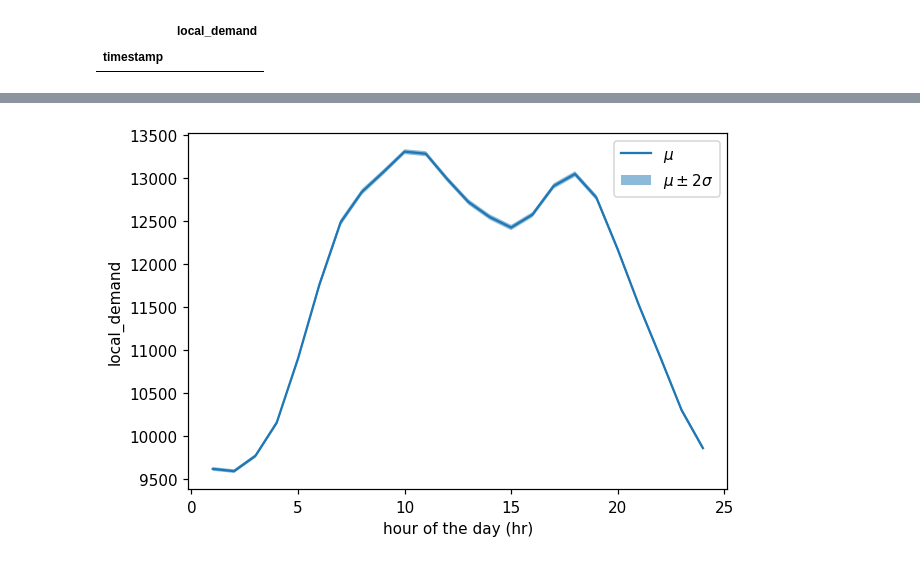
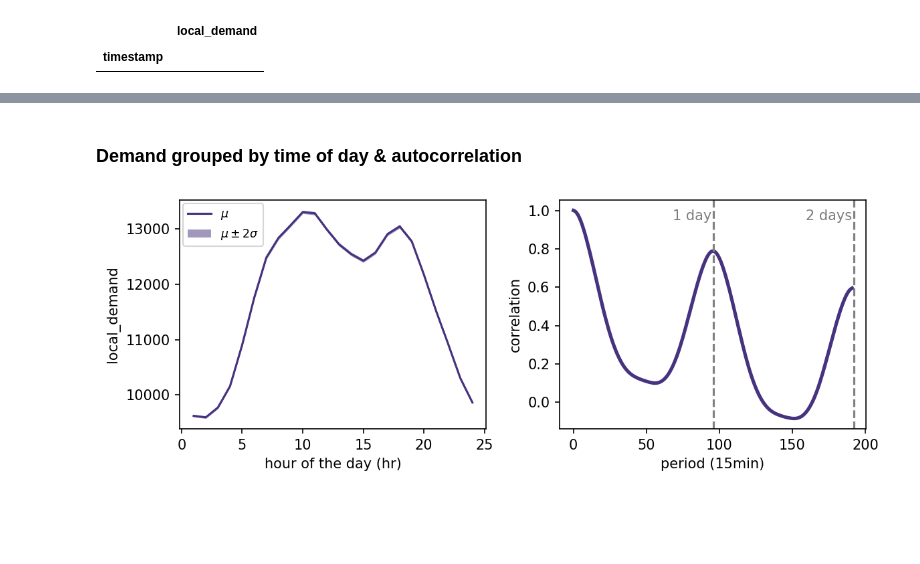
Before and after one commit to lmalms/german-power-grid, a Jupyter notebook: notebooks/exploratory_data_analysis.ipynb, the cells around one changed output, grey strips where cells are left out. Cells and saved outputs as stored; diff of their text form; code cells hidden in the pictures; blank space fills up the shorter version.

```diff
--- a/notebooks/exploratory_data_analysis.ipynb
+++ b/notebooks/exploratory_data_analysis.ipynb
@@ -176,18 +181,40 @@ fig.tight_layout(rect=[0., 0., 0.9, 1])
+# %% [markdown]
+### Demand grouped by time of day & autocorrelation
 # %%
+fig, ax = plt.subplots(1, 2, dpi=150, figsize=(8, 3))
+cmap = sns.color_palette("viridis")
+
 # Average consumption grouped by time of day
 hourly_consumption_stats = df.groupby(df.index.hour).agg({
     "local_demand": ["mean", "sem"]
 })
-
-fig, ax = plt.subplots(1, 1, dpi=110)
 mean = np.array(hourly_consumption_stats[("local_demand", "mean")])
 err = np.array(hourly_consumption_stats[("local_demand", "sem")])
-ax.plot(np.arange(1, 25), mean, label="$\mu$")
-ax.fill_between(np.arange(1, 25), mean-2*err, mean+2*err, label="$\mu\pm2\sigma$", alpha=0.5, lw=0)
+ax[0].plot(np.arange(1, 25), mean, label="$\mu$", color=cmap[0])
+ax[0].fill_between(
+    np.arange(1, 25), mean-2*err, mean+2*err, label="$\mu\pm2\sigma$", alpha=0.5, lw=0, color=cmap[0]
+)
 
-ax.legend()
-ax.set_xlabel("hour of the day (hr)")
-ax.set_ylabel("local_demand")
+ax[0].legend(loc=2, fontsize="small", borderaxespad=.3)
+ax[0].set_xlabel("hour of the day (hr)")
+ax[0].set_ylabel("local_demand")
+
+# Autocorrelation
+max_lags = 2 * 24 * 4  # 2 days
+ax[1].plot(
+    np.arange(max_lags),
+    np.array([df["local_demand"].autocorr(lag=lag) for lag in range(max_lags)]),
+    lw=2.5,
+    color=cmap[0]
+)
+
+ax[1].axvline(1*24*4, color="tab:grey", lw=1.5, ls="--")
+ax[1].axvline(2*24*4, color="tab:grey", lw=1.5, ls="--")
+ax[1].annotate("1 day", (1*24*4-28, 0.95), color="tab:grey")
+ax[1].annotate("2 days", (2*24*4-33, 0.95), color="tab:grey")
+ax[1].set_xlabel("period (15min)")
+ax[1].set_ylabel("correlation")
+
 fig.tight_layout();
 # %% [output]
-[figure, old version]
+[figure, new version]
```
Also changed, not shown: parts of 17 cells of this notebook.
